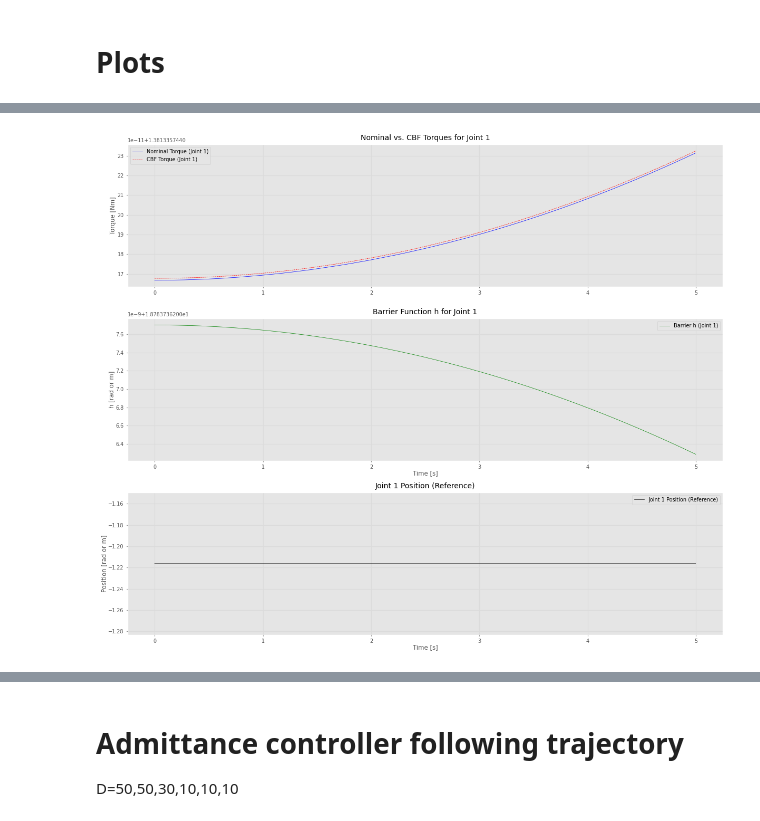
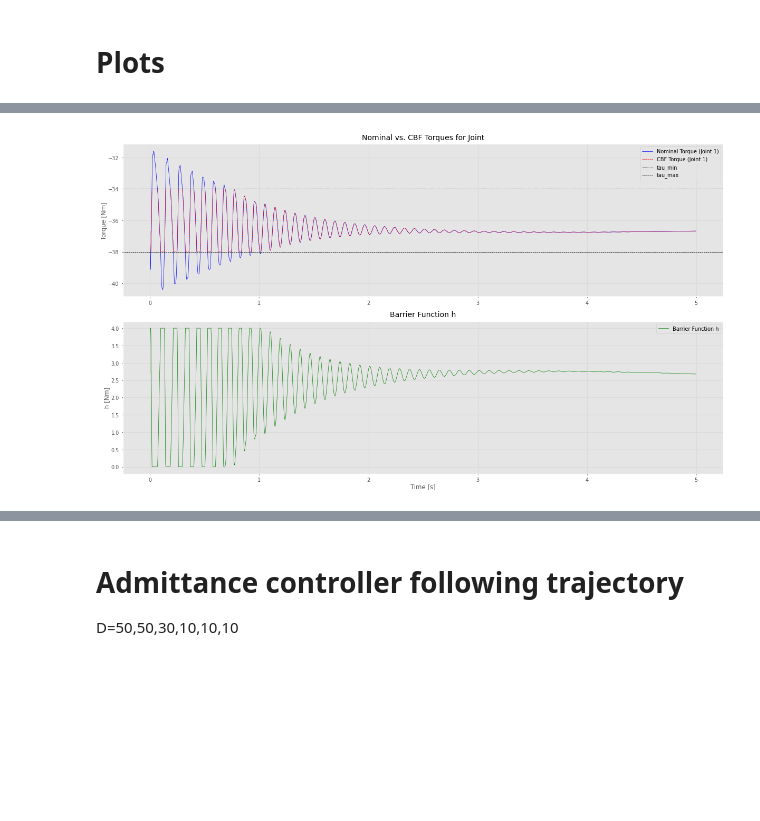
Before and after one commit to viktorsandersen/Thesis-sims, a Jupyter notebook: Admittance_controller_using_torque_actuators.ipynb, the cells around one changed output, grey strips where cells are left out. Drawn from its saved outputs; the diff is of its cells as text; code cells hidden in the pictures; blank space fills up the shorter version.

```diff
--- a/Admittance_controller_using_torque_actuators.ipynb
+++ b/Admittance_controller_using_torque_actuators.ipynb
@@ -71,6 +71,7 @@ renderer already exists
 # Trajectory
 # %%
 poi = np.array([
+    #[93, 243],
     [500, 550],
     [130, 243],
     [130, 223],
@@ -93,9 +94,9 @@ poi = np.array([
 
 ])
 
-poi = poi + np.array([0, -280])
+poi = poi + np.array([0, -281])
 
-print(poi)
+#print(poi)
 #plt.plot(poi[:, 0], poi[:, 1])
 #plt.show()
 
@@ -209,8 +191,8 @@ print(poi)
 # Generate trajectory
 
 #startpos = np.array([0, 0, 0])
-T0 = sm.SE3.Trans(0.0, 0, 0.4) * sm.SE3.RPY([0, np.pi, 0]) # sm.SE3.Trans(0.5, 0, 0.3) * sm.SE3.RPY([0, np.pi, 0]) changed z from 0.3 to 0.4 to avoid collision
-T1 = sm.SE3.Trans(0.0, 0, 0.4) * sm.SE3.RPY([0, np.pi, 0])
+T0 = sm.SE3.Trans(0.0, 0, 0.301) * sm.SE3.RPY([0, np.pi, 0]) # sm.SE3.Trans(0.5, 0, 0.3) * sm.SE3.RPY([0, np.pi, 0]) changed z from 0.3 to 0.4 to avoid collision
+T1 = sm.SE3.Trans(0.0, 0, 0.301) * sm.SE3.RPY([0, np.pi, 0])
 dt = 0.002
 endTime = 0.3
 n = int(endTime/dt)
@@ -255,7 +237,6 @@ if 'ctr' not in locals():
     velocityX = np.gradient(ctr.t[:,0])
     velocityY = np.gradient(ctr.t[:,1])
     velocityZ = np.gradient(ctr.t[:,2])
-    ctr.t[:,2] += 10.1
 
     velocity = np.transpose(np.array([velocityX, velocityY, velocityZ]))
 
@@ -917,40 +916,29 @@ if showVideo:
 # %%
-# -------------------------------------------------------------------
-# Plotting: Nominal vs. CBF Torques and the Barrier Function h for Joint 1
-# -------------------------------------------------------------------
 time_array = np.array(time_log)
 
 plt.figure(figsize=(12, 10))
-
+joint = 2
 # Plot nominal and CBF torques for Joint 1 (index 0)
-joint = 3
 plt.subplot(3, 1, 1)
 plt.plot(time_array, tau_nom_log[:, joint], 'b-', label='Nominal Torque (Joint 1)')
 plt.plot(time_array, tau_cbf_log[:, joint], 'r--', label='CBF Torque (Joint 1)')
+plt.axhline(MAX_TORQUE[joint], color='k', linestyle=':', label='tau_min')
+plt.axhline(MIN_TORQUE[joint], color='k', linestyle='--', label='tau_max')
 plt.ylabel('Torque [Nm]')
-plt.title('Nominal vs. CBF Torques for Joint 1')
+plt.title('Nominal vs. CBF Torques for Joint')
 plt.legend()
 plt.grid(True)
-
-# Plot the barrier function for Joint 1: h = q - q_safe.
+#[-1, 1 + -40, -30 + -40, -30
+# Plot the barrier function h for Joint 1: h = MAX_TORQUE - tau_cbf.
 plt.subplot(3, 1, 2)
-plt.plot(time_array, h_log[:, joint], 'g-', label='Barrier h (Joint 1)')
+plt.plot(time_array, h_log[:, joint], 'g-', label='Barrier Function h')
 plt.xlabel('Time [s]')
-plt.ylabel('h [rad or m]')
-plt.title('Barrier Function h for Joint 1')
-plt.legend()
-plt.grid(True)
-
-# For reference, plot Joint 1 position (assumed constant safe value)
-plt.subplot(3, 1, 3)
-plt.plot(time_array, ur5e.d.qpos[joint] * np.ones_like(time_array), 'k-', label='Joint 1 Position (Reference)')
-plt.xlabel('Time [s]')
-plt.ylabel('Position [rad or m]')
-plt.title('Joint 1 Position (Reference)')
+plt.ylabel('h [Nm]')
+plt.title('Barrier Function h')
 plt.legend()
 plt.grid(True)
 
 plt.tight_layout()
 plt.show()
 # %% [output]
-[figure, old version]
+[figure, new version]
```
Also changed, not shown: parts of 46 cells of this notebook, 3 other files.
